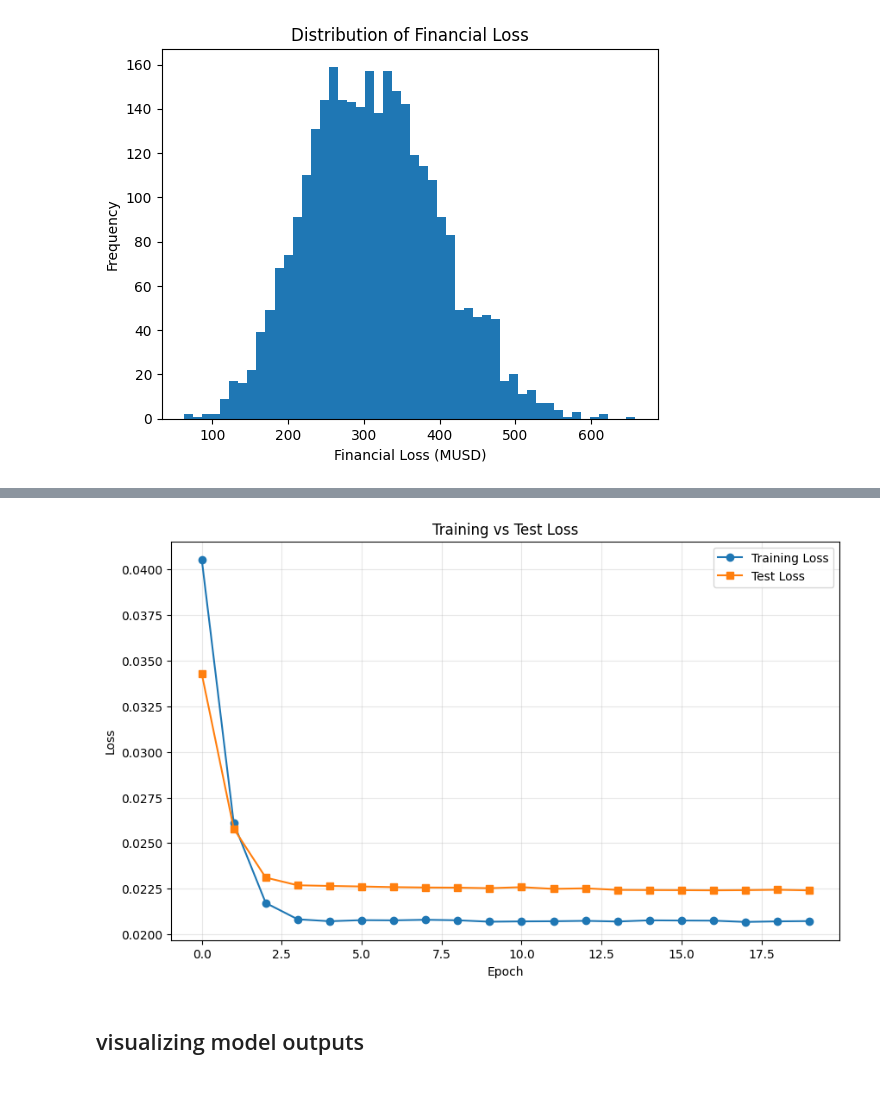
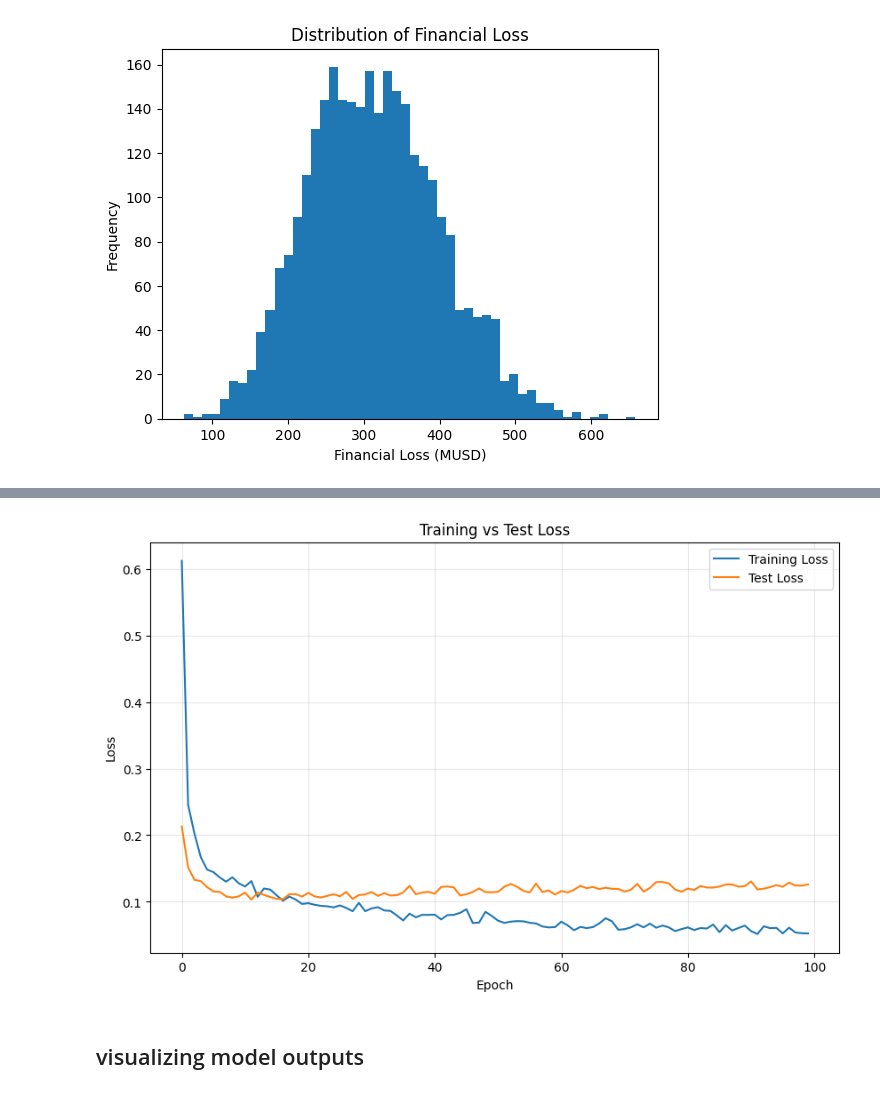
Before and after one commit to schiffman-ben/UNH-Hackathon-2026-Group-3, a Jupyter notebook: notebooks/surrogate_model_nn.ipynb, the cells around one changed output, grey strips where cells are left out. Drawn from its saved outputs; the diff is of its cells as text; code cells hidden in the pictures.

```diff
--- a/notebooks/surrogate_model_nn.ipynb
+++ b/notebooks/surrogate_model_nn.ipynb
@@ -132,11 +134,13 @@ len(df)
 # get array of values for input variables:
 '''
 every column except output/results and categorical variables
+- also remove columns with nan values
 '''
 input_columns = df.select_dtypes(include=[np.number]).columns.tolist()
 input_columns.remove('response_success')
 input_columns.remove('Financial_Loss_MUSD')
 input_columns.remove('actual_days_to_stabilization')
+input_columns = [col for col in input_columns if not df[col].isna().any()]
 inputs = df[input_columns].values
 
 
@@ -202,0 +241,13 @@ plt.show()
+# %%
+# standardize
+train_input_means = np.mean(inputs_train, axis=0)
+train_input_stds = np.std(inputs_train, axis=0)
+inputs_train = (inputs_train - train_input_means) / (train_input_stds + 1e-8)
+inputs_test = (inputs_test - train_input_means) / (train_input_stds + 1e-8)
+
+train_output_mean = np.mean(output_train)
+train_output_std = np.std(output_train)
+output_train = (output_train - train_output_mean) / (train_output_std + 1e-8)
+output_test = (output_test - train_output_mean) / (train_output_std + 1e-8)
+
+inputs_train[0], output_train[0]
@@ -299,32 +360,34 @@ TypeError: mean() received an invalid combination of arguments - got (tuple, dim
 # %%
+train_dataset = AbsDataset(inputs_train, output_train)
+test_dataset = AbsDataset(inputs_test, output_test)
+
 # shuffles and batches
-train_loader = DataLoader(train_dataset, batch_size=32, shuffle=True)
+train_loader = DataLoader(train_dataset, batch_size=64, shuffle=True)
 test_loader = DataLoader(test_dataset, batch_size=1, shuffle=False)
 
 # initiate model
-model = NNmodel()
+nnmodel = NNmodel()
 loss_func = nn.MSELoss()
-optimizer = torch.optim.Adam(model.parameters(), lr=0.0005) # learning rate
+optimizer = torch.optim.Adam(nnmodel.parameters(), lr=0.001) # learning rate
 # %%
 # training with per-epoch testing
-model.train()
-
 training_loss_ls = []
 test_loss_ls = []
 
-epochs = 20
+epochs = 100
 
 for epoch in range(epochs):
     epoch_loss_ls = []
     print("epoch #:", epoch)
 
     # training loop
-    for data, labels in tqdm(train_loader):
+    nnmodel.train()
+    for data, labels in train_loader:
         optimizer.zero_grad() # resets gradients in optimizer to 0
-        outputs = model(data)
+        outputs = nnmodel(data)
 
         # calculate loss function (MSE)
-        loss = loss_func(outputs, labels)
+        loss = loss_func(outputs, labels.unsqueeze(1))
         epoch_loss_ls.append(loss.item())
         loss.backward() # back prop
 
@@ -336,10 +399,11 @@ for epoch in range(epochs):
     training_loss_ls.append(avg_loss)
 
     # testing loop per epoch
+    nnmodel.eval()
     test_epoch_ls = []
     with torch.no_grad():
         for data, labels in test_loader:
-            outputs = model(data)
+            outputs = nnmodel(data)
             loss = loss_func(outputs, labels)
             test_epoch_ls.append(loss.item())
 
@@ -383,17 +436,17 @@ average training loss: 0.020705909329793742
 # %%
 # Plot training and test loss together
 x = range(epochs)
 plt.figure(figsize=(10, 6))
-plt.plot(x, training_loss_ls, label='Training Loss', marker='o')
-plt.plot(x, test_loss_ls, label='Test Loss', marker='s')
+plt.plot(x, training_loss_ls, label='Training Loss')
+plt.plot(x, test_loss_ls, label='Test Loss')
 plt.xlabel('Epoch')
 plt.ylabel('Loss')
 plt.legend()
 plt.title('Training vs Test Loss')
 plt.grid(True, alpha=0.3)
 plt.show()
 # %% [output]
-[figure, old version]
+[figure, new version]
 # %% [markdown]
 ## visualizing model outputs
 # %%
```
Also changed, not shown: parts of 29 cells of this notebook, 1 other file.
